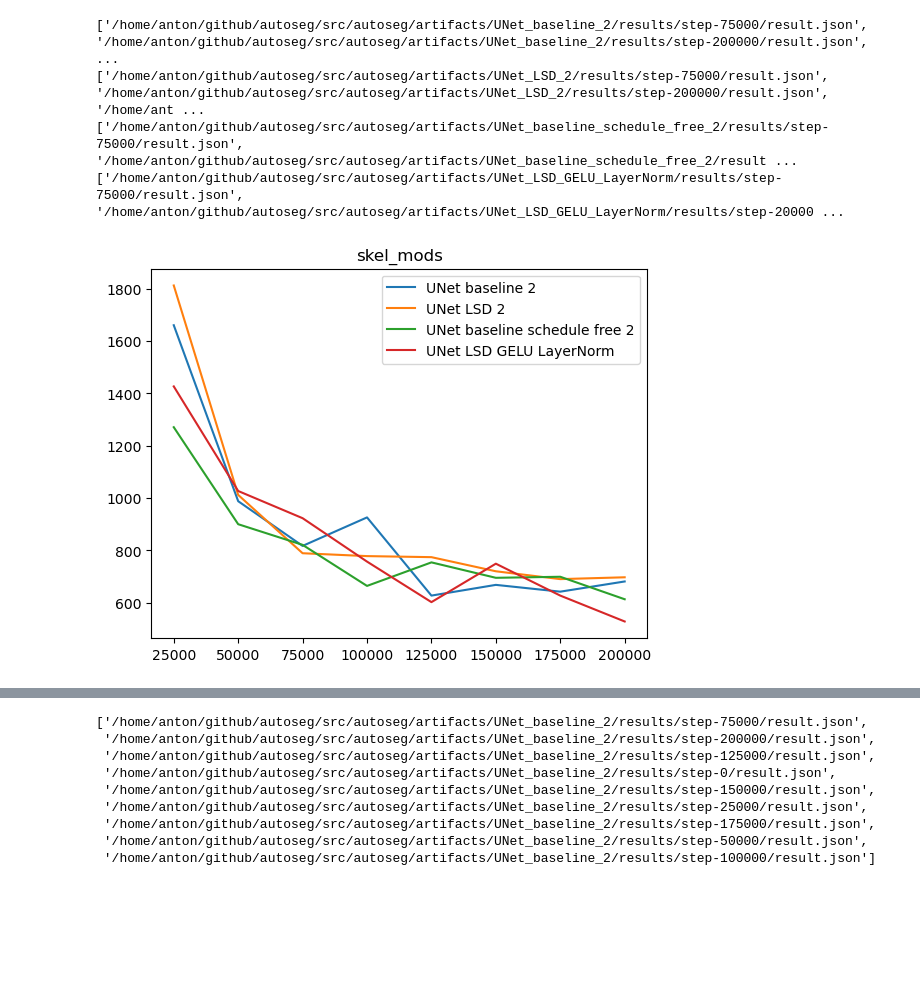
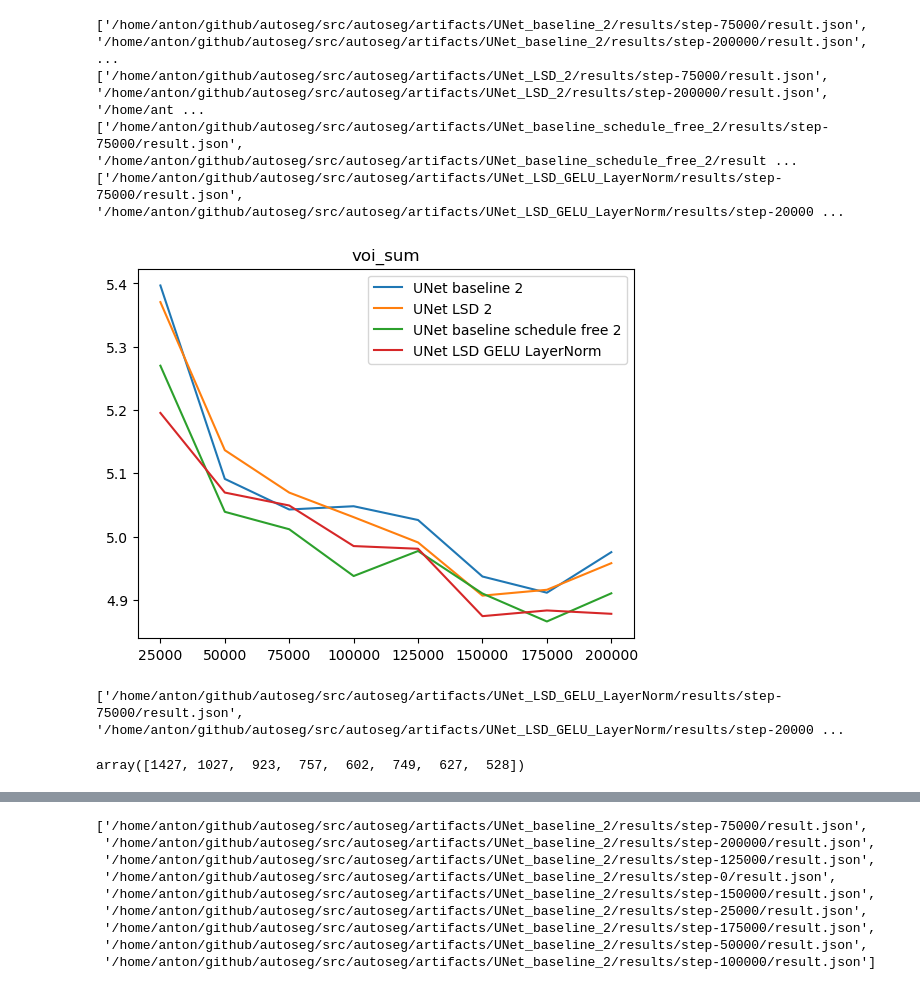
Before and after one commit to anforsm/autoseg, a Jupyter notebook: src/autoseg/results.ipynb, the cells around one changed output, grey strips where cells are left out. Cells and saved outputs as stored; diff of their text form; code cells hidden in the pictures; blank space fills up the shorter version.

Commit message:
more results and gitignore

```diff
--- a/src/autoseg/results.ipynb
+++ b/src/autoseg/results.ipynb
@@ -5,0 +8,9 @@ import glob
+# %%
+df = pd.read_parquet('0000.parquet', engine='pyarrow')
+# %%
+d = df[df["val_loss"].notna()]["val_loss"].rolling(10).mean()
+d = d.dropna()
+print(d)
+x = d.index
+y = d.values
+plt.plot(x, y)
@@ -45,11 +71,16 @@ def compare_models(models, metric):
   plt.legend()
   plt.show()
 # %%
-compare_models(["UNet baseline 2", "UNet LSD 2", "UNet baseline schedule free 2", "UNet LSD GELU LayerNorm"], "skel_mods")
+compare_models(["UNet baseline 2", "UNet LSD 2", "UNet baseline schedule free 2", "UNet LSD GELU LayerNorm"], "voi_sum")
 #compare_models(["UNet baseline 2", "UNet LSD 2"], "skel_mods")
 # %% [output]
 ['/home/anton/github/autoseg/src/autoseg/artifacts/UNet_baseline_2/results/step-75000/result.json', '/home/anton/github/autoseg/src/autoseg/artifacts/UNet_baseline_2/results/step-200000/result.json',  ...
 ['/home/anton/github/autoseg/src/autoseg/artifacts/UNet_LSD_2/results/step-75000/result.json', '/home/anton/github/autoseg/src/autoseg/artifacts/UNet_LSD_2/results/step-200000/result.json', '/home/ant ...
 ['/home/anton/github/autoseg/src/autoseg/artifacts/UNet_baseline_schedule_free_2/results/step-75000/result.json', '/home/anton/github/autoseg/src/autoseg/artifacts/UNet_baseline_schedule_free_2/result ...
 ['/home/anton/github/autoseg/src/autoseg/artifacts/UNet_LSD_GELU_LayerNorm/results/step-75000/result.json', '/home/anton/github/autoseg/src/autoseg/artifacts/UNet_LSD_GELU_LayerNorm/results/step-20000 ...
-[figure, old version]
+[figure, new version]
+# %%
+get_metrics_for_model("UNet LSD GELU LayerNorm")["skel_mods"]
+# %% [output]
+['/home/anton/github/autoseg/src/autoseg/artifacts/UNet_LSD_GELU_LayerNorm/results/step-75000/result.json', '/home/anton/github/autoseg/src/autoseg/artifacts/UNet_LSD_GELU_LayerNorm/results/step-20000 ...
+array([1427, 1027,  923,  757,  602,  749,  627,  528])
```
Also changed, not shown: parts of 4 cells of this notebook, 1 other file.
